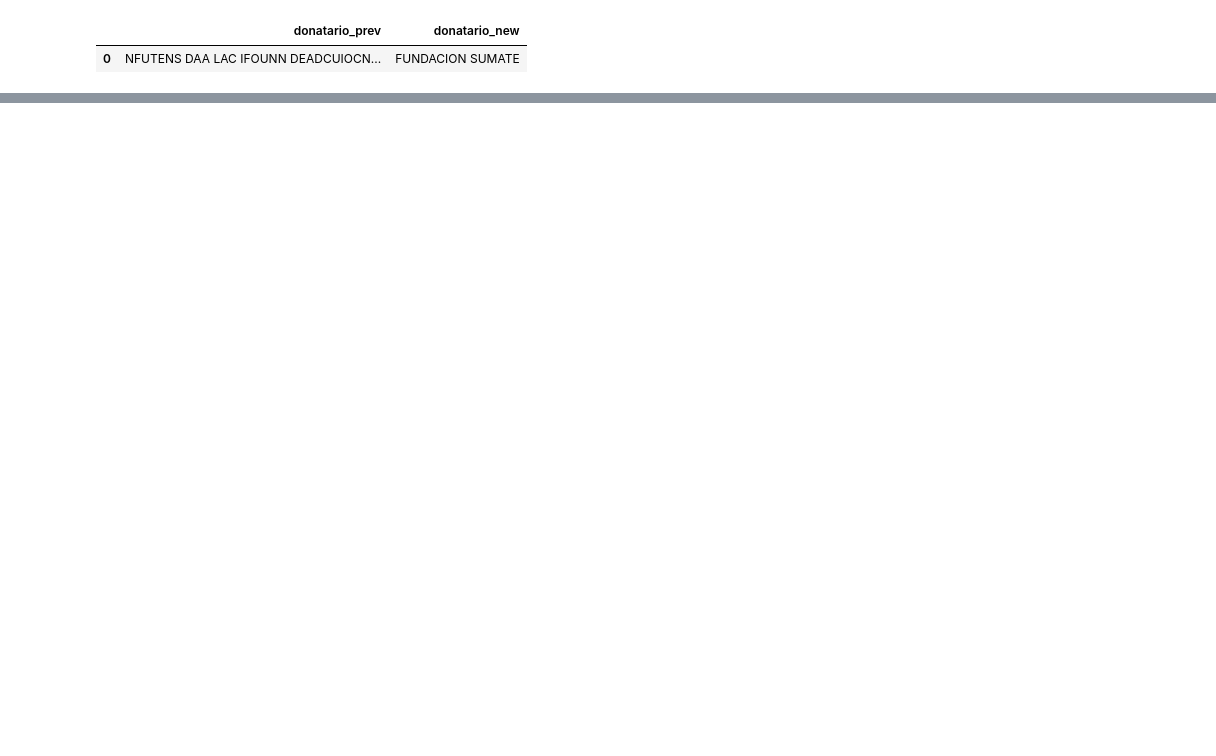
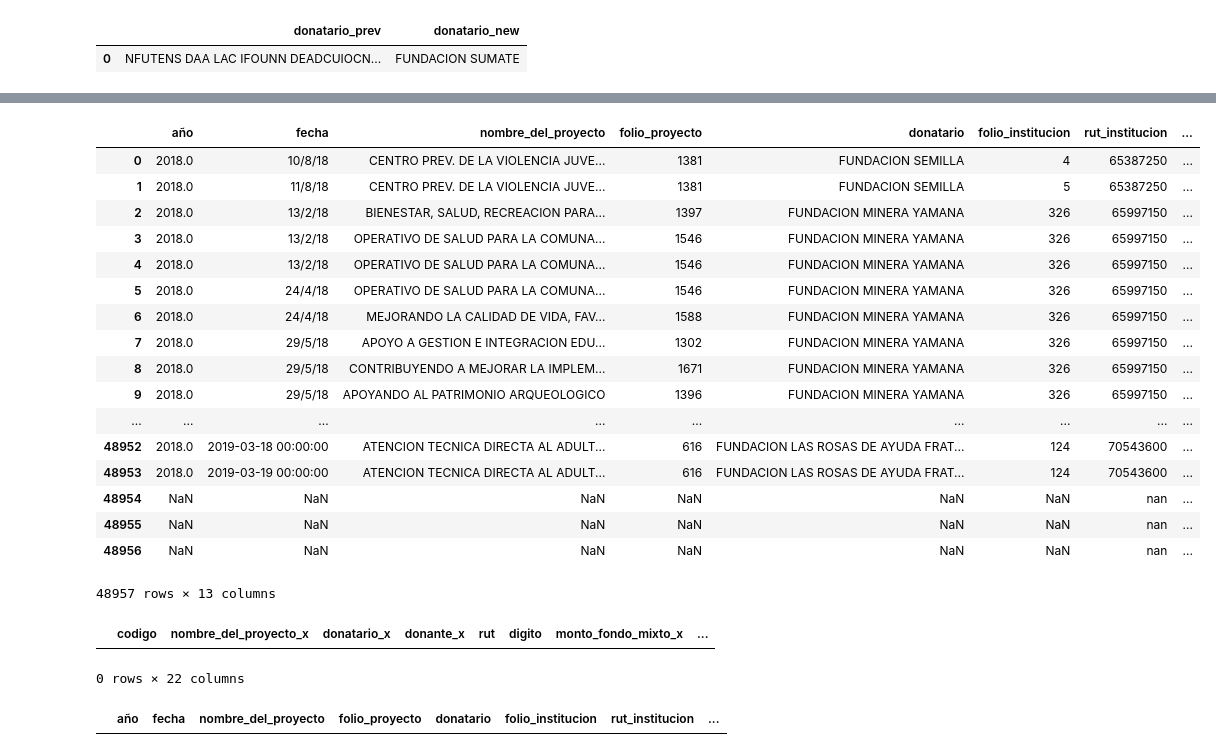
Before and after one commit to ei2/complejidad-social, a Jupyter notebook: ETL.ipynb, the cells around one changed output, grey strips where cells are left out. Saved outputs shown, nothing was run; the diff lists cells and outputs as text; code cells hidden in the pictures; blank space fills up the shorter version.

Commit message:
avance3
añadir tabla donaciones2018, limpieza de esa tabla, intento de merge que parece que no salió, pero la idea está

```diff
--- a/ETL.ipynb
+++ b/ETL.ipynb
@@ -197,0 +227,35 @@ df.drop(columns=["año", 'mes', "dia"])
+# %%
+don2018["monto_institucion"]=don2018["monto_institucion"].astype("str").str.replace(".","")
+don2018["monto_total_donacion"]=don2018["monto_total_donacion"].astype("str").str.replace(".","")
+don2018["monto_institucion"]=don2018["monto_institucion"].astype("str").str.replace("$","")
+don2018["monto_total_donacion"]=don2018["monto_total_donacion"].astype("str").str.replace("$","")
+# %%
+don2018
+# %% [output]
+|  | año | fecha | nombre_del_proyecto | folio_proyecto | donatario | folio_institucion | rut_institucion | ... |
+| 0 | 2018.0 | 10/8/18 | CENTRO PREV. DE LA VIOLENCIA JUVE... | 1381 | FUNDACION SEMILLA | 4 | 65387250 | ... |
+| 1 | 2018.0 | 11/8/18 | CENTRO PREV. DE LA VIOLENCIA JUVE... | 1381 | FUNDACION SEMILLA | 5 | 65387250 | ... |
+| 2 | 2018.0 | 13/2/18 | BIENESTAR, SALUD, RECREACION PARA... | 1397 | FUNDACION MINERA YAMANA | 326 | 65997150 | ... |
+| 3 | 2018.0 | 13/2/18 | OPERATIVO DE SALUD PARA LA COMUNA... | 1546 | FUNDACION MINERA YAMANA | 326 | 65997150 | ... |
+| 4 | 2018.0 | 13/2/18 | OPERATIVO DE SALUD PARA LA COMUNA... | 1546 | FUNDACION MINERA YAMANA | 326 | 65997150 | ... |
+| 5 | 2018.0 | 24/4/18 | OPERATIVO DE SALUD PARA LA COMUNA... | 1546 | FUNDACION MINERA YAMANA | 326 | 65997150 | ... |
+| 6 | 2018.0 | 24/4/18 | MEJORANDO LA CALIDAD DE VIDA, FAV... | 1588 | FUNDACION MINERA YAMANA | 326 | 65997150 | ... |
+| 7 | 2018.0 | 29/5/18 | APOYO A GESTION E INTEGRACION EDU... | 1302 | FUNDACION MINERA YAMANA | 326 | 65997150 | ... |
+| 8 | 2018.0 | 29/5/18 | CONTRIBUYENDO A MEJORAR LA IMPLEM... | 1671 | FUNDACION MINERA YAMANA | 326 | 65997150 | ... |
+| 9 | 2018.0 | 29/5/18 | APOYANDO AL PATRIMONIO ARQUEOLOGICO | 1396 | FUNDACION MINERA YAMANA | 326 | 65997150 | ... |
+| ... | ... | ... | ... | ... | ... | ... | ... | ... |
+| 48952 | 2018.0 | 2019-03-18 00:00:00 | ATENCION TECNICA DIRECTA AL ADULT... | 616 | FUNDACION LAS ROSAS DE AYUDA FRAT... | 124 | 70543600 | ... |
+| 48953 | 2018.0 | 2019-03-19 00:00:00 | ATENCION TECNICA DIRECTA AL ADULT... | 616 | FUNDACION LAS ROSAS DE AYUDA FRAT... | 124 | 70543600 | ... |
+| 48954 | NaN | NaN | NaN | NaN | NaN | NaN | nan | ... |
+| 48955 | NaN | NaN | NaN | NaN | NaN | NaN | nan | ... |
+| 48956 | NaN | NaN | NaN | NaN | NaN | NaN | nan | ... |
+48957 rows × 13 columns
+# %%
+pd.merge(donaciones, don2018, how='inner', on='rut')
+# %% [output]
+|  | codigo | nombre_del_proyecto_x | donatario_x | donante_x | rut | digito | monto_fondo_mixto_x | ... |
+0 rows × 22 columns
+# %%
+don2018[don2018["rut"]=="7164407"]
+# %% [output]
+|  | año | fecha | nombre_del_proyecto | folio_proyecto | donatario | folio_institucion | rut_institucion | ... |
```
Also changed, not shown: parts of 55 cells of this notebook, 3 other files.
